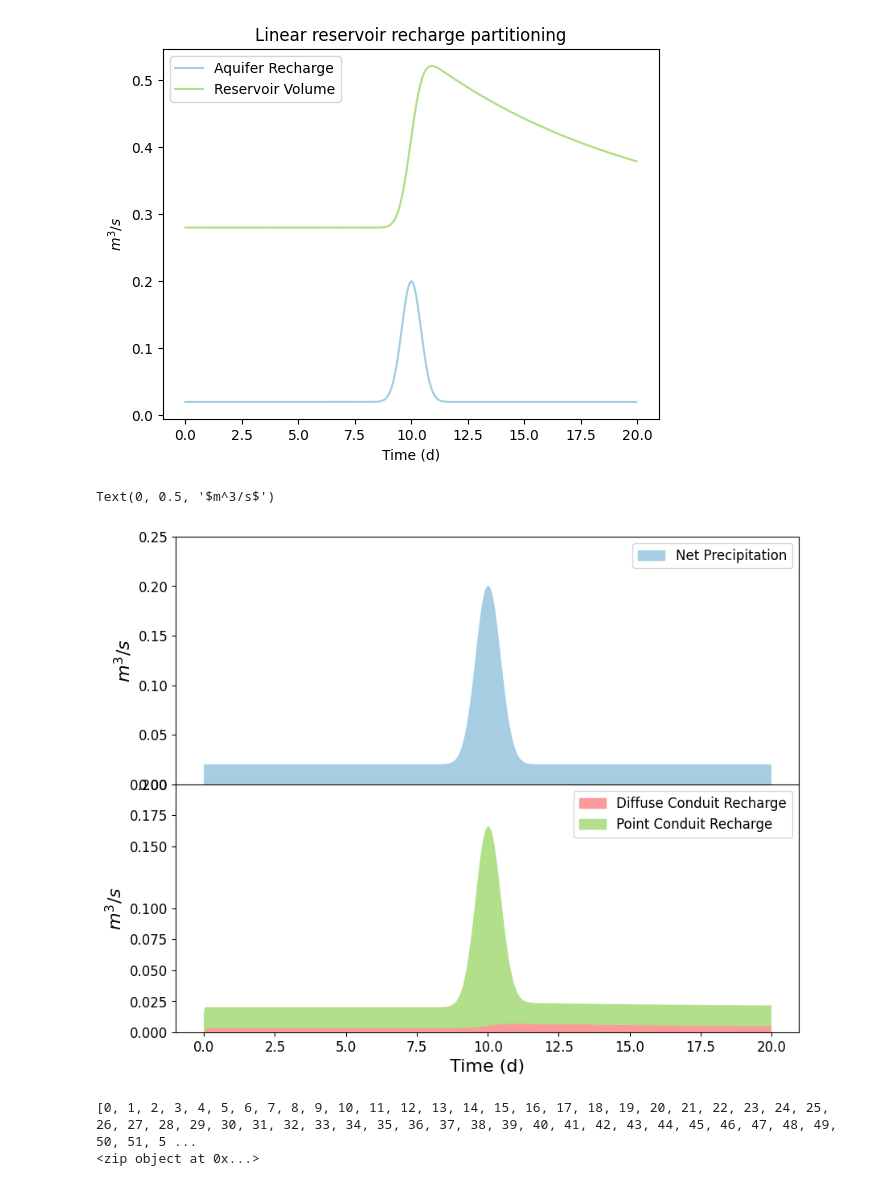
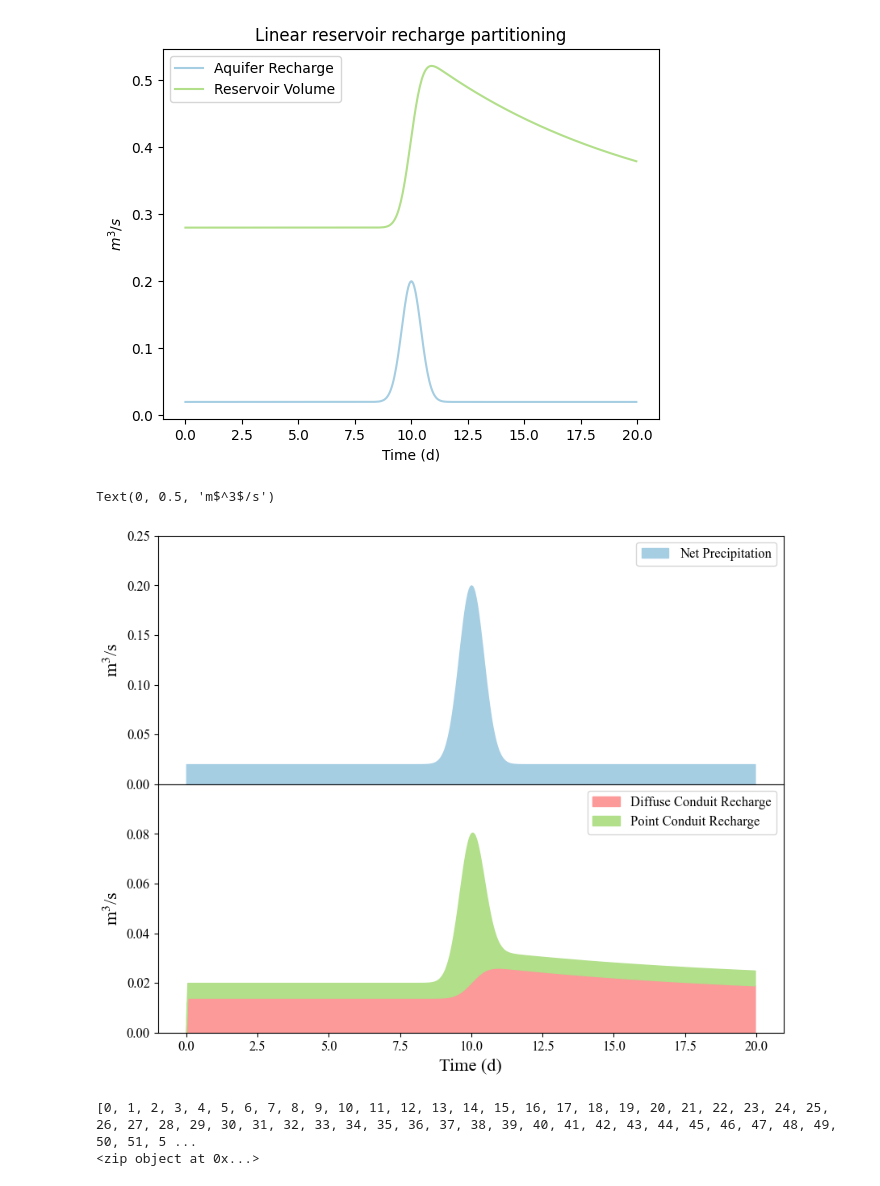
Before and after one commit to jhuang523/UMNBearSpring, a Jupyter notebook: openkarst/steady_state/conduit_geometry_setup.ipynb, the cells around one changed output. Drawn from its saved outputs; the diff is of its cells as text; code cells hidden in the pictures.

Commit message:
high flow

```diff
--- a/openkarst/steady_state/conduit_geometry_setup.ipynb
+++ b/openkarst/steady_state/conduit_geometry_setup.ipynb
@@ -239,7 +239,7 @@ ms['R_l [V/T]'] = ms['Q_l [V/T]']
 ms[['R_l [V/T]', 'R_h [V/T]']] = ms[['R_l [V/T]', 'R_h [V/T]']] / 86400
 ms.loc[1:][['time', 'R_l [V/T]', 'R_h [V/T]']].to_csv('conduit_geometry_test/input_data/double_gaussian.csv', index = False)
 # %%
-pulse = pd.read_csv("conduit_geometry_test/input_data/gaussian_pulse_high_eta.csv")
+pulse = pd.read_csv("conduit_geometry_test/input_data/recharge/gaussian_pulse.csv")
 # %%
 pulse['dV'] = (pulse['V_l [V]'] + pulse['V_h [V]']).diff()
 pulse['dV_expected'] = (pulse['R_l [V/T]'] + pulse['R_h [V/T]'] - pulse['Q_h [V/T]']) * pulse['date'].diff()
@@ -270,48 +272,49 @@ plt.title("Linear reservoir recharge partitioning")
 Text(0.5, 1.0, 'Linear reservoir recharge partitioning')
 [figure]
 # %%
-plt.rcParams['font.family'] = 'DejaVu Sans'
+plt.rcParams['font.family'] = 'Times New Roman'
 plt.rcParams['font.size'] = 14            # main text size
 plt.rcParams['axes.labelsize'] = 16       # axis labels
 plt.rcParams['axes.titlesize'] = 18       # title
 plt.rcParams['legend.fontsize'] = 12
 plt.rcParams['xtick.labelsize'] = 12
 plt.rcParams['ytick.labelsize'] = 12
+plt.rcParams['mathtext.fontset'] = 'stix'
 
 # Keep text editable in SVG for Inkscape
 plt.rcParams['svg.fonttype'] = 'none'
 
 colors = {
     'precip':  '#A6CEE3',   # pastel blue
     'R_L':     '#FDBF6F',   # pastel orange
     'R_H':     '#B2DF8A',   # pastel green
     'Q_L':     '#FB9A99',   # pastel coral/red
     'Q_H':     '#CAB2D6',   # pastel purple
     'modeled': '#80CDC1',   # pastel teal
     'observed':'#5DA5DA'    # pastel navy
 }
 fig, ax = plt.subplots(2,1, figsize = (10,8), sharex=True, gridspec_kw={'hspace': 0.0})
 
 ax[0].fill_between(x =pulse.date, y1 =  pulse['R_l [V/T]']/86400 + pulse['R_h [V/T]']/86400, color = colors['precip'], label = 'Net Precipitation')
-ax[0].set_ylabel(r"$m^3/s$")
+ax[0].set_ylabel(r"m$^3$/s")
 ax[0].set_ylim(0,0.25)
 ax[0].legend()
 # ax[0].set_title("Net Precipitation")
 ax[1].yaxis.get_major_ticks()[-1].set_visible(False)   # hide top tick of bottom subplot
 
 ax[1].fill_between(pulse.date, y1 = pulse['Q_l [V/T]']/86400, label = 'Diffuse Conduit Recharge', color = colors['Q_L'])
 
 ax[1].fill_between(pulse.date, y1 = pulse['R_h [V/T]']/86400 + pulse['Q_l [V/T]']/86400, y2 = pulse['Q_l [V/T]']/86400, label = 'Point Conduit Recharge', color = colors['R_H'])
 ax[1].legend()
-ax[1].set_ylim(0,0.2)
+ax[1].set_ylim(0,0.1)
 # sns.lineplot(x = , y =, label = "Aquifer Recharge")
 plt.xlabel("Time (d)")
-plt.ylabel(r"$m^3/s$")
+plt.ylabel(r"m$^3$/s")
 # ax[1].set_title("Conduit Recharge")
 # sns.lineplot(ss, x = 'date', y = 'R_h [L/T]')
 # %% [output]
-Text(0, 0.5, '$m^3/s$')
+Text(0, 0.5, 'm$^3$/s')
-[figure, old version]
+[figure, new version]
 # %%
 pulse.to_csv('conduit_geometry_test/input_data/gaussian_pulse_high_eta.csv', index = False)
 # %%
```
Also changed, not shown: parts of 3 cells of this notebook, 49 other files.
